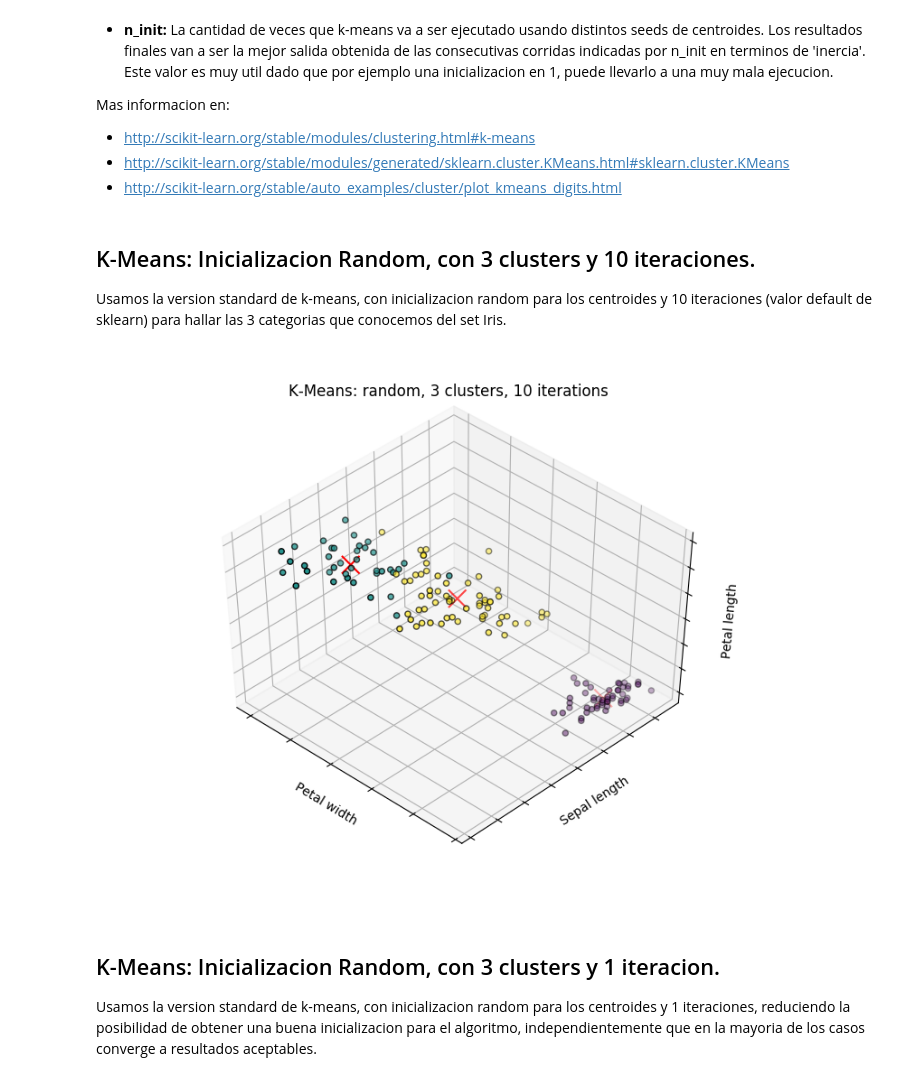
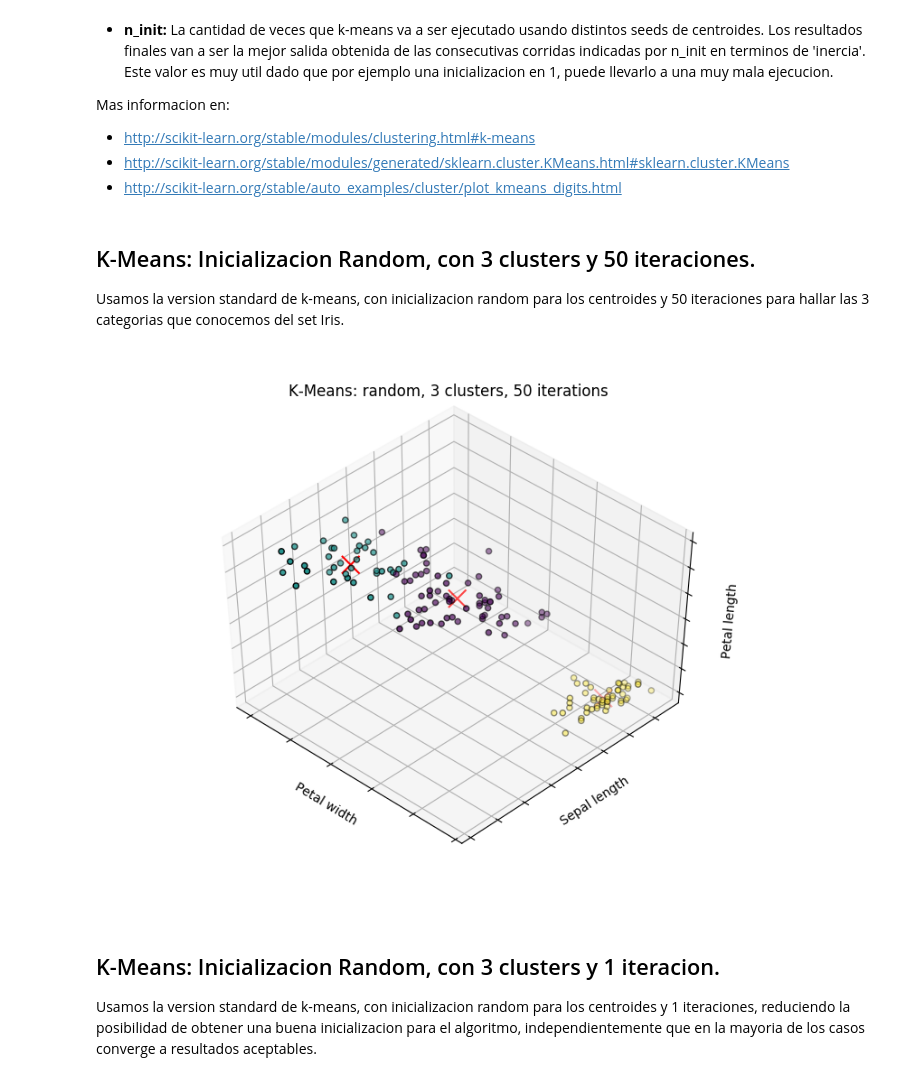
Before and after one commit to idontdomath/datos-clustering, a Jupyter notebook: 001-k-means-iris.ipynb, the cells around one changed output. Saved outputs shown, nothing was run; the diff lists cells and outputs as text; code cells hidden in the pictures.

```diff
--- a/001-k-means-iris.ipynb
+++ b/001-k-means-iris.ipynb
@@ -101,13 +101,13 @@ def kmeans_clustering(n_clusters=3, init='random', n_init=10):
     y = model.labels_
     plot_iris_clustering(fignum, X, y, "K-Means: %s, %s clusters, %i iterations" % (init, n_clusters, n_init), model.cluster_centers_)
 # %% [markdown]
-## K-Means: Inicializacion Random, con 3 clusters y 10 iteraciones.
+## K-Means: Inicializacion Random, con 3 clusters y 50 iteraciones.
 
-Usamos la version standard de k-means, con inicializacion random para los centroides y 10 iteraciones (valor default de sklearn) para hallar las 3 categorias que conocemos del set Iris.
+Usamos la version standard de k-means, con inicializacion random para los centroides y 50 iteraciones para hallar las 3 categorias que conocemos del set Iris.
 # %%
-kmeans_clustering(n_clusters=3, init='random', n_init=10)
+kmeans_clustering(n_clusters=3, init='random', n_init=50)
 # %% [output]
-[figure, old version]
+[figure, new version]
 # %% [markdown]
 ## K-Means: Inicializacion Random, con 3 clusters y 1 iteracion.
 
```
Also changed, not shown: parts of 4 cells of this notebook, 1 other file.
